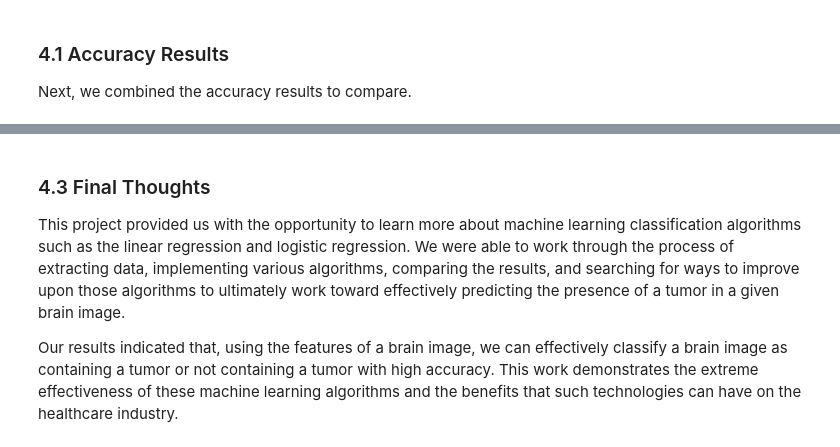
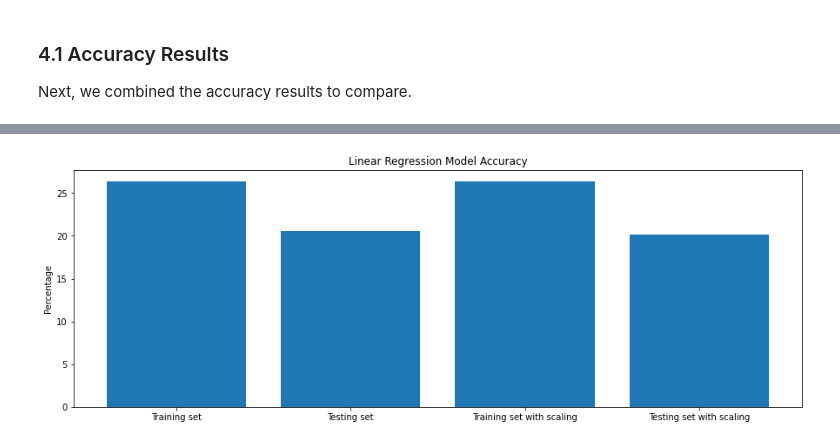
Before and after one commit to anthonyyoussef01/BasketballPointPrediction, a Jupyter notebook: DS4400_Project.ipynb, the cells around one changed output, grey strips where cells are left out. Cells and saved outputs as stored; diff of their text form; code cells hidden in the pictures.

```diff
--- a/DS4400_Project.ipynb
+++ b/DS4400_Project.ipynb
@@ -448,6 +493,17 @@ While the accuracy of these algorithms on the training sets are in some cases ve
-# %% [markdown]
-### 4.3 Final Thoughts
-
-This project provided us with the opportunity to learn more about machine learning classification algorithms such as the linear regression and logistic regression. We were able to work through the process of extracting data, implementing various algorithms, comparing the results, and searching for ways to improve upon those algorithms to ultimately work toward effectively predicting the presence of a tumor in a given brain image.
-
-Our results indicated that, using the features of a brain image, we can effectively classify a brain image as containing a tumor or not containing a tumor with high accuracy. This work demonstrates the extreme effectiveness of these machine learning algorithms and the benefits that such technologies can have on the healthcare industry.
+# %%
+import matplotlib.pyplot as plt
+
+xAxis = ["Training set", "Testing set",
+         "Training set with scaling",
+         "Testing set with scaling"]
+yAxis = [lin_train_accuracy*100, lin_test_accuracy*100,
+         lin_train_accuracy_scaled*100, lin_test_accuracy_scaled*100]
+
+plt.figure(figsize=(15, 5))
+plt.bar(xAxis,yAxis)
+plt.title('Linear Regression Model Accuracy')
+plt.ylabel('Percentage')
+
+plt.show()
+# %% [output]
+[figure, added]
```
Also changed, not shown: parts of 92 cells of this notebook.
